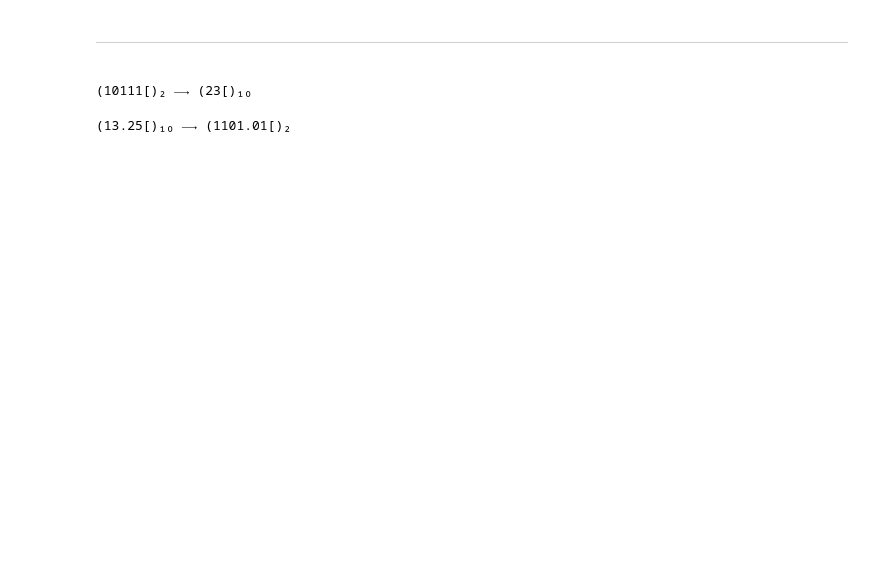
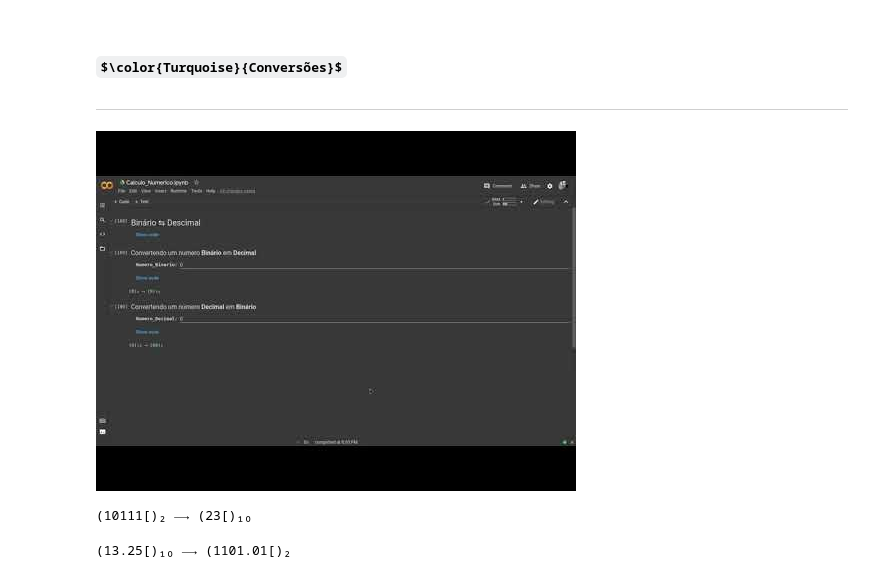
Before and after one commit to kleber293/calculo_numerico, a Jupyter notebook: Calculo_Numerico.ipynb, the cells around one changed output. Cells and saved outputs as stored; diff of their text form; code cells hidden in the pictures; some formulas as TeX source; blank space fills up the shorter version.

```diff
--- a/Calculo_Numerico.ipynb
+++ b/Calculo_Numerico.ipynb
@@ -1,7 +1,15 @@
 # %% [markdown]
 <a href="https://colab.research.google.com/github/kleber293/calculo_numerico/blob/main/Calculo_Numerico.ipynb" target="_parent"><img src="https://colab.research.google.com/assets/colab-badge.svg" alt="Open In Colab"/></a>
 # %% [markdown]
-# <HR width=100% color="Turquoise	" align=left noshade>
+# $\color{Turquoise}{Conversões}$
+<HR width=100% color="Turquoise	" align=left noshade>
+# %%
+#@markdown # $\color{turquoise}{\text{Vídeo de apresentação}}$
+#@markdown > $\color{gray}{\text{Este vídeo apresenta a função e as suas funcionalidades}}$
+from IPython.display import YouTubeVideo
+YouTubeVideo('HBa5ATDFg04', width=500, height=333)
+# %% [output]
+[figure, added]
 # %%
 #@markdown # $\color{Turquoise}{\text{Binário ⇆ Decimal}}$
 #@markdown > $\color{gray}{\text{convert_bxd}}$
```
Also changed, not shown: parts of 15 cells of this notebook.
